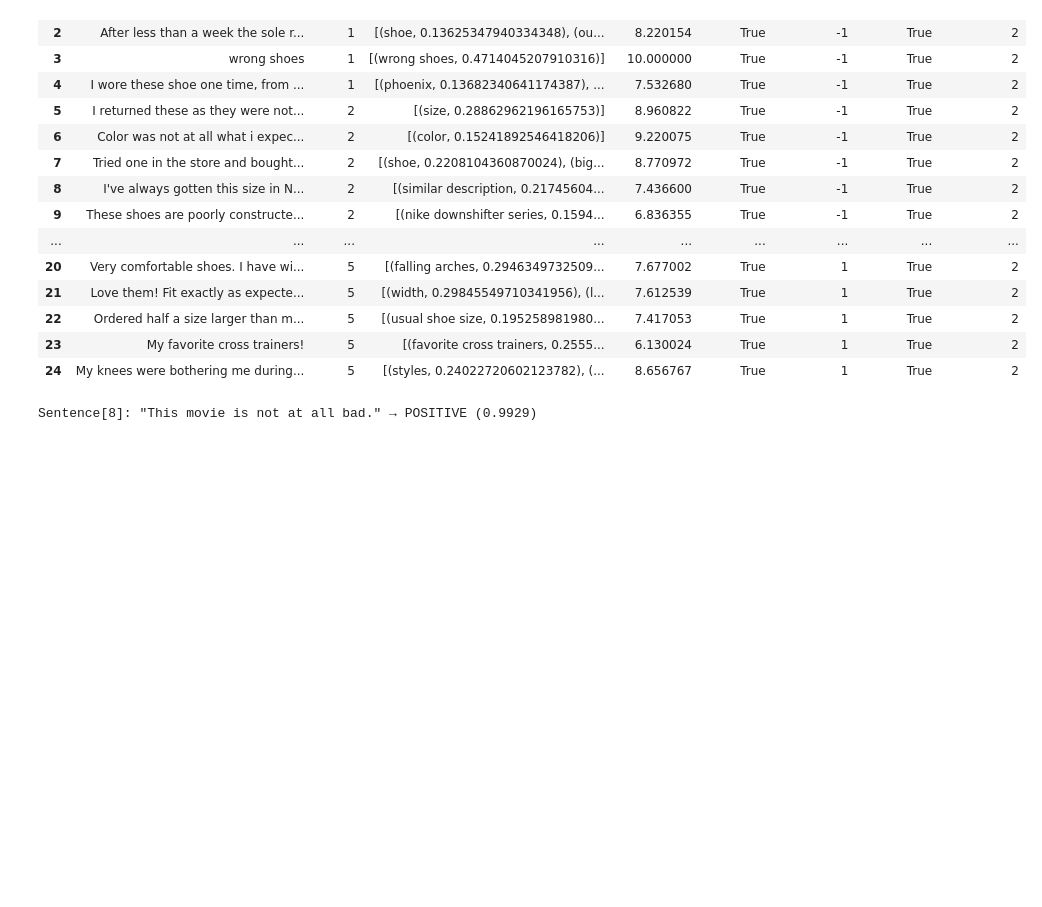
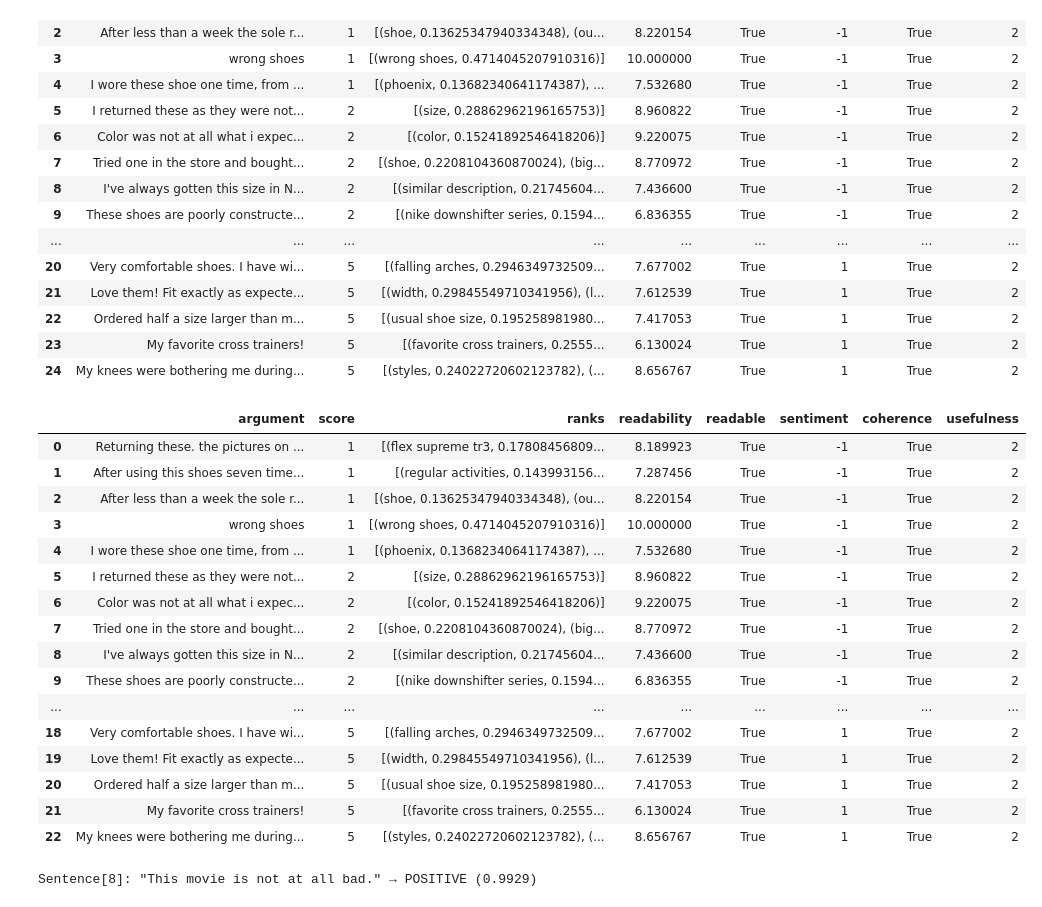
Before and after one commit to EyeofBeholder-NLeSC/orange3-argument, a Jupyter notebook: notebooks/argument_processor.ipynb, the cells around one changed output. Saved outputs shown, nothing was run; the diff lists cells and outputs as text; code cells hidden in the pictures; blank space fills up the shorter version.

Commit message:
Add filter function.

```diff
--- a/notebooks/argument_processor.ipynb
+++ b/notebooks/argument_processor.ipynb
@@ -134,6 +134,26 @@ ap.df
 | 22 | Ordered half a size larger than m... | 5 | [(usual shoe size, 0.195258981980... | 7.417053 | True | 1 | True | 2 |
 | 23 | My favorite cross trainers! | 5 | [(favorite cross trainers, 0.2555... | 6.130024 | True | 1 | True | 2 |
 | 24 | My knees were bothering me during... | 5 | [(styles, 0.24022720602123782), (... | 8.656767 | True | 1 | True | 2 |
+# %%
+ap.filter(usefulness_theta=2)
+# %% [output]
+|  | argument | score | ranks | readability | readable | sentiment | coherence | usefulness |
+| 0 | Returning these. the pictures on ... | 1 | [(flex supreme tr3, 0.17808456809... | 8.189923 | True | -1 | True | 2 |
+| 1 | After using this shoes seven time... | 1 | [(regular activities, 0.143993156... | 7.287456 | True | -1 | True | 2 |
+| 2 | After less than a week the sole r... | 1 | [(shoe, 0.13625347940334348), (ou... | 8.220154 | True | -1 | True | 2 |
+| 3 | wrong shoes | 1 | [(wrong shoes, 0.4714045207910316)] | 10.000000 | True | -1 | True | 2 |
+| 4 | I wore these shoe one time, from ... | 1 | [(phoenix, 0.13682340641174387), ... | 7.532680 | True | -1 | True | 2 |
+| 5 | I returned these as they were not... | 2 | [(size, 0.28862962196165753)] | 8.960822 | True | -1 | True | 2 |
+| 6 | Color was not at all what i expec... | 2 | [(color, 0.15241892546418206)] | 9.220075 | True | -1 | True | 2 |
+| 7 | Tried one in the store and bought... | 2 | [(shoe, 0.2208104360870024), (big... | 8.770972 | True | -1 | True | 2 |
+| 8 | I've always gotten this size in N... | 2 | [(similar description, 0.21745604... | 7.436600 | True | -1 | True | 2 |
+| 9 | These shoes are poorly constructe... | 2 | [(nike downshifter series, 0.1594... | 6.836355 | True | -1 | True | 2 |
+| ... | ... | ... | ... | ... | ... | ... | ... | ... |
+| 18 | Very comfortable shoes. I have wi... | 5 | [(falling arches, 0.2946349732509... | 7.677002 | True | 1 | True | 2 |
+| 19 | Love them! Fit exactly as expecte... | 5 | [(width, 0.29845549710341956), (l... | 7.612539 | True | 1 | True | 2 |
+| 20 | Ordered half a size larger than m... | 5 | [(usual shoe size, 0.195258981980... | 7.417053 | True | 1 | True | 2 |
+| 21 | My favorite cross trainers! | 5 | [(favorite cross trainers, 0.2555... | 6.130024 | True | 1 | True | 2 |
+| 22 | My knees were bothering me during... | 5 | [(styles, 0.24022720602123782), (... | 8.656767 | True | 1 | True | 2 |
 # %%
 from flair.nn import Classifier
 from flair.data import Sentence
```
Also changed, not shown: 1 other file.
